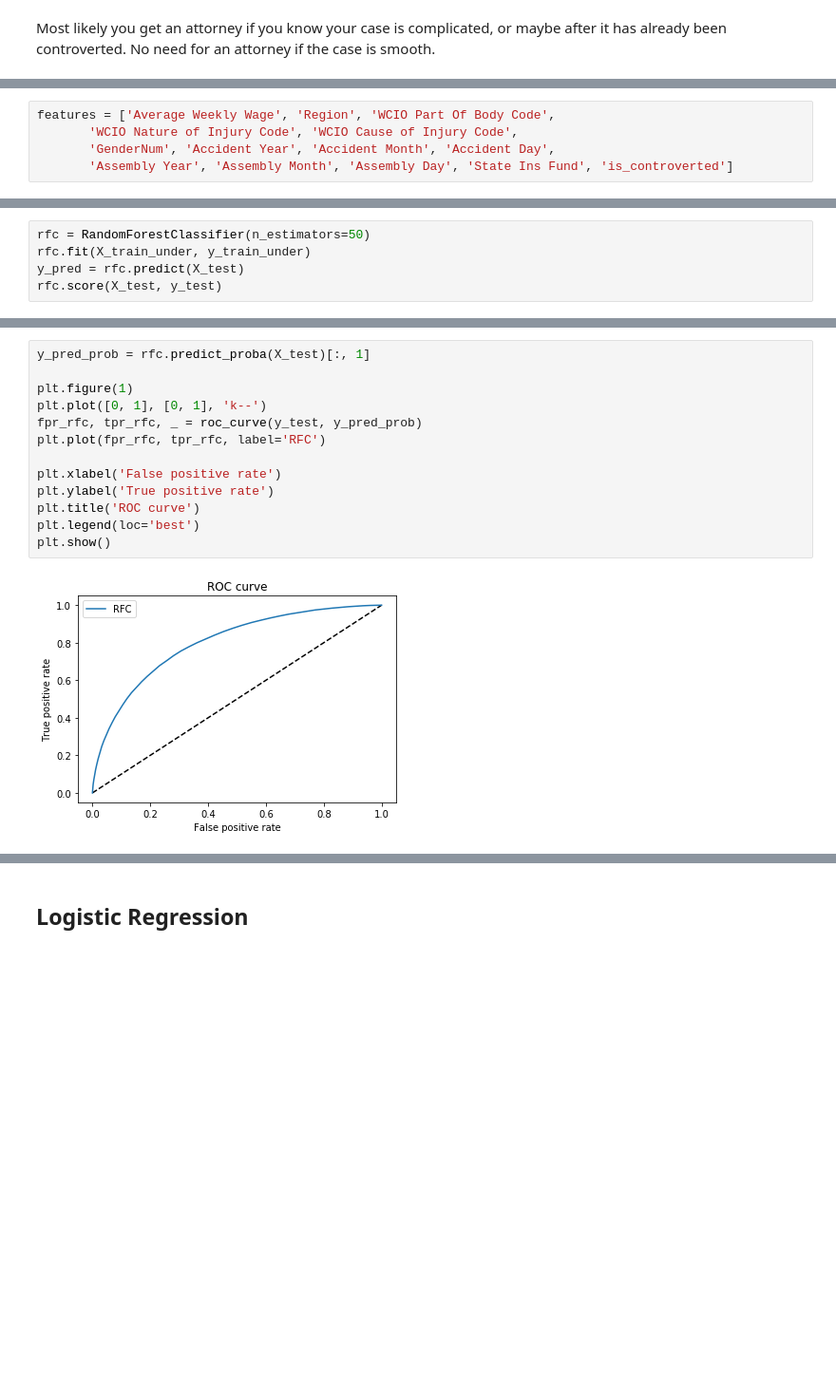
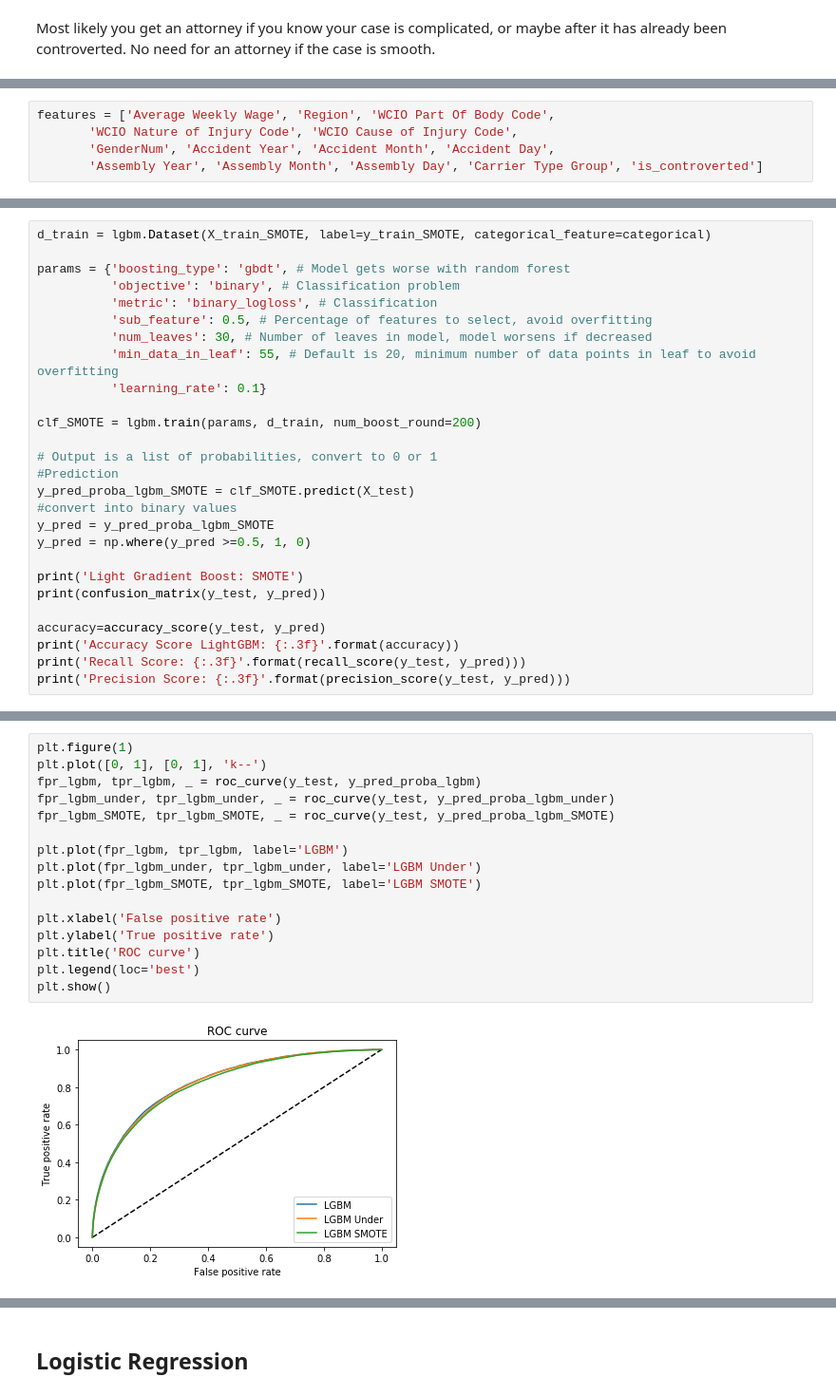
Before and after one commit to cbevis/U3_Capstone, a Jupyter notebook: NYS_Assembled_Workers2.ipynb, the cells around one changed output, grey strips where cells are left out. Shown at 95% size. Saved outputs shown, nothing was run; the diff lists cells and outputs as text; blank space fills up the shorter version.

```diff
--- a/NYS_Assembled_Workers2.ipynb
+++ b/NYS_Assembled_Workers2.ipynb
@@ -601,4 +653,4 @@ plt.show()
 features = ['Average Weekly Wage', 'Region', 'WCIO Part Of Body Code',
        'WCIO Nature of Injury Code', 'WCIO Cause of Injury Code',
        'GenderNum', 'Accident Year', 'Accident Month', 'Accident Day',
-       'Assembly Year', 'Assembly Month', 'Assembly Day', 'State Ins Fund', 'is_controverted']
+       'Assembly Year', 'Assembly Month', 'Assembly Day', 'Carrier Type Group', 'is_controverted']
@@ -692,5 +759,0 @@ Percent Controverted = 0.5
-# %%
-rfc = RandomForestClassifier(n_estimators=50)
-rfc.fit(X_train_under, y_train_under)
-y_pred = rfc.predict(X_test)
-rfc.score(X_test, y_test)
@@ -725,0 +1027,27 @@ The recall score of this model is: 0.702960
+# %%
+d_train = lgbm.Dataset(X_train_SMOTE, label=y_train_SMOTE, categorical_feature=categorical)
+
+params = {'boosting_type': 'gbdt', # Model gets worse with random forest
+          'objective': 'binary', # Classification problem
+          'metric': 'binary_logloss', # Classification
+          'sub_feature': 0.5, # Percentage of features to select, avoid overfitting
+          'num_leaves': 30, # Number of leaves in model, model worsens if decreased
+          'min_data_in_leaf': 55, # Default is 20, minimum number of data points in leaf to avoid overfitting
+          'learning_rate': 0.1}
+
+clf_SMOTE = lgbm.train(params, d_train, num_boost_round=200)
+
+# Output is a list of probabilities, convert to 0 or 1
+#Prediction
+y_pred_proba_lgbm_SMOTE = clf_SMOTE.predict(X_test)
+#convert into binary values
+y_pred = y_pred_proba_lgbm_SMOTE
+y_pred = np.where(y_pred >=0.5, 1, 0)
+
+print('Light Gradient Boost: SMOTE')
+print(confusion_matrix(y_test, y_pred))
+
+accuracy=accuracy_score(y_test, y_pred)
+print('Accuracy Score LightGBM: {:.3f}'.format(accuracy))
+print('Recall Score: {:.3f}'.format(recall_score(y_test, y_pred)))
+print('Precision Score: {:.3f}'.format(precision_score(y_test, y_pred)))
@@ -726,15 +1061,18 @@ The recall score of this model is: 0.702960
 # %%
-y_pred_prob = rfc.predict_proba(X_test)[:, 1]
-
 plt.figure(1)
 plt.plot([0, 1], [0, 1], 'k--')
-fpr_rfc, tpr_rfc, _ = roc_curve(y_test, y_pred_prob)
-plt.plot(fpr_rfc, tpr_rfc, label='RFC')
+fpr_lgbm, tpr_lgbm, _ = roc_curve(y_test, y_pred_proba_lgbm)
+fpr_lgbm_under, tpr_lgbm_under, _ = roc_curve(y_test, y_pred_proba_lgbm_under)
+fpr_lgbm_SMOTE, tpr_lgbm_SMOTE, _ = roc_curve(y_test, y_pred_proba_lgbm_SMOTE)
+
+plt.plot(fpr_lgbm, tpr_lgbm, label='LGBM')
+plt.plot(fpr_lgbm_under, tpr_lgbm_under, label='LGBM Under')
+plt.plot(fpr_lgbm_SMOTE, tpr_lgbm_SMOTE, label='LGBM SMOTE')
 
 plt.xlabel('False positive rate')
 plt.ylabel('True positive rate')
 plt.title('ROC curve')
 plt.legend(loc='best')
 plt.show()
 # %% [output]
-[figure, old version]
+[figure, new version]
```
Also changed, not shown: parts of 111 cells of this notebook.
